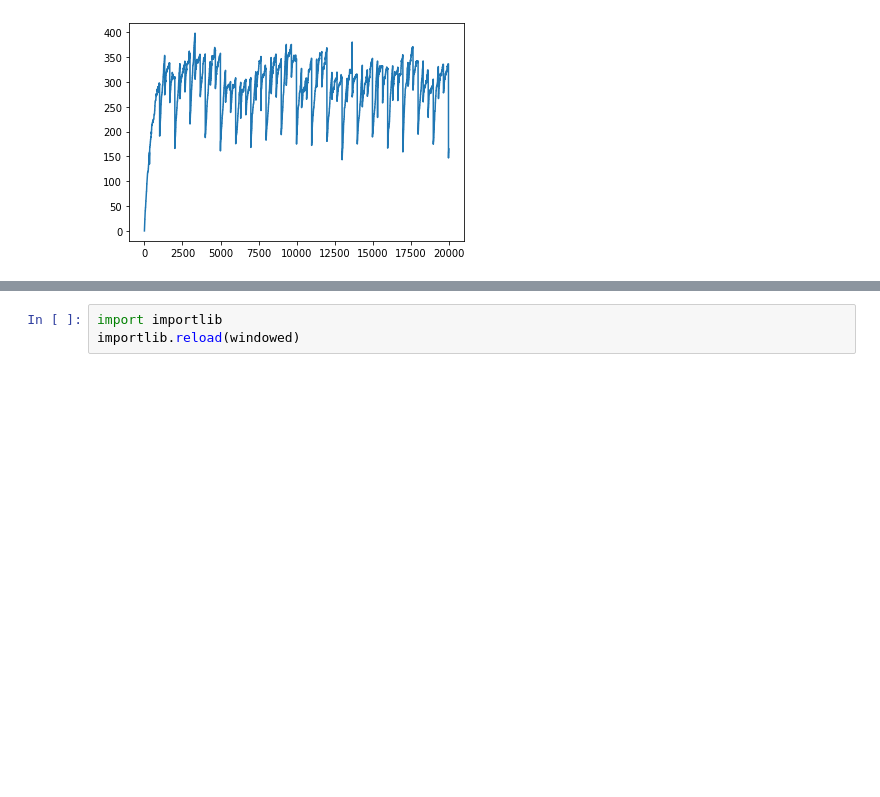
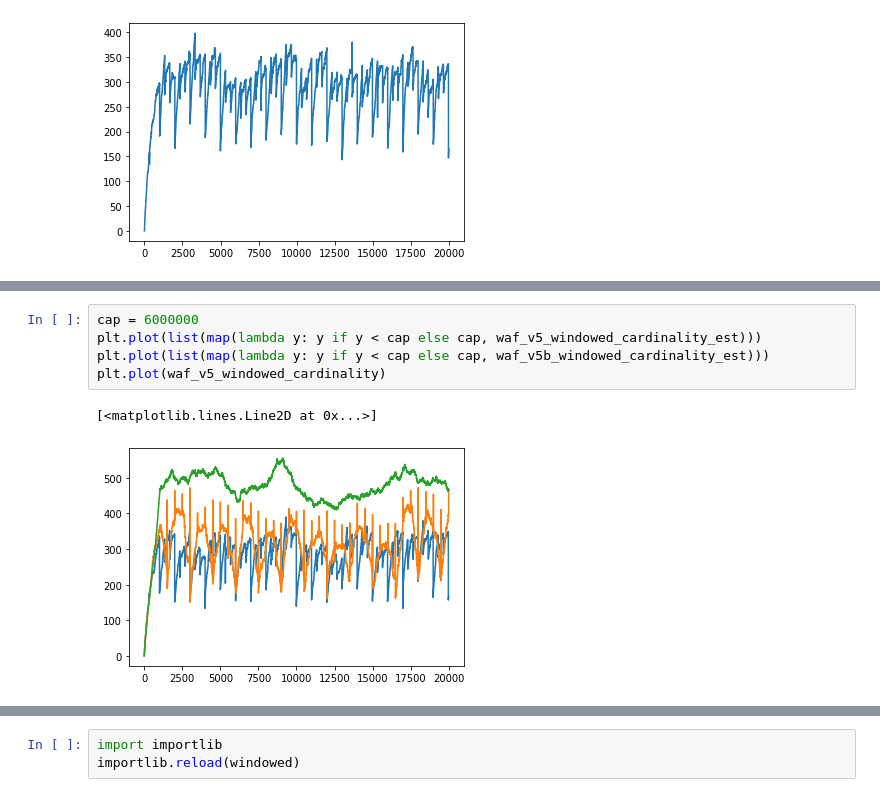
Before and after one commit to jlumbroso/affirmative-sampling-sandbox, a Jupyter notebook: WindowedSandbox3.ipynb, the cells around one changed output, grey strips where cells are left out. Cells and saved outputs as stored; diff of their text form; blank space fills up the shorter version.

```diff
--- a/WindowedSandbox3.ipynb
+++ b/WindowedSandbox3.ipynb
@@ -219,0 +268,8 @@ plt.plot(waf_v5_windowed_cardinality_est)
+# %%
+cap = 6000000
+plt.plot(list(map(lambda y: y if y < cap else cap, waf_v5_windowed_cardinality_est)))
+plt.plot(list(map(lambda y: y if y < cap else cap, waf_v5b_windowed_cardinality_est)))
+plt.plot(waf_v5_windowed_cardinality)
+# %% [output]
+[<matplotlib.lines.Line2D at 0x...>]
+[figure, added]
```
Also changed, not shown: parts of 12 cells of this notebook, 1 other file.
